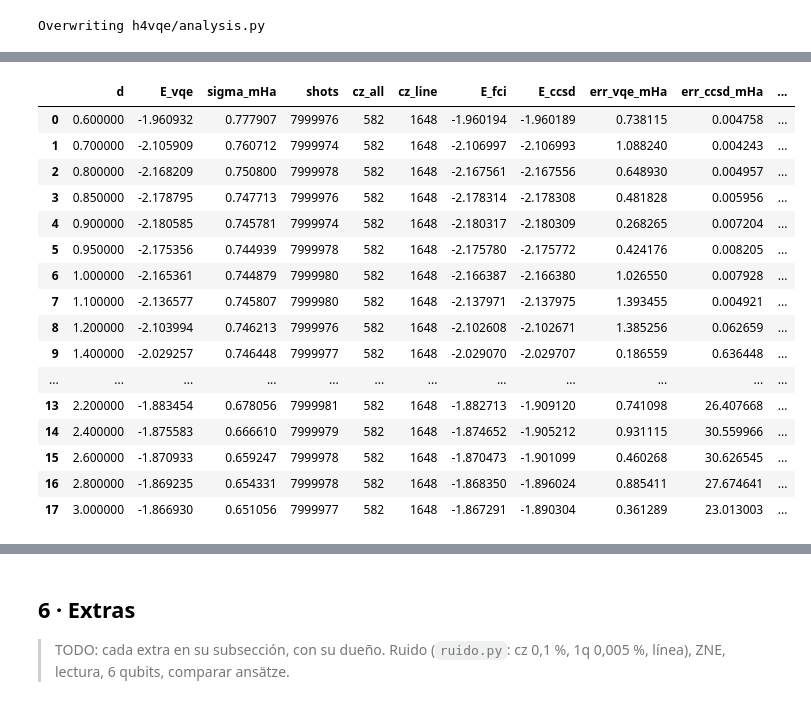
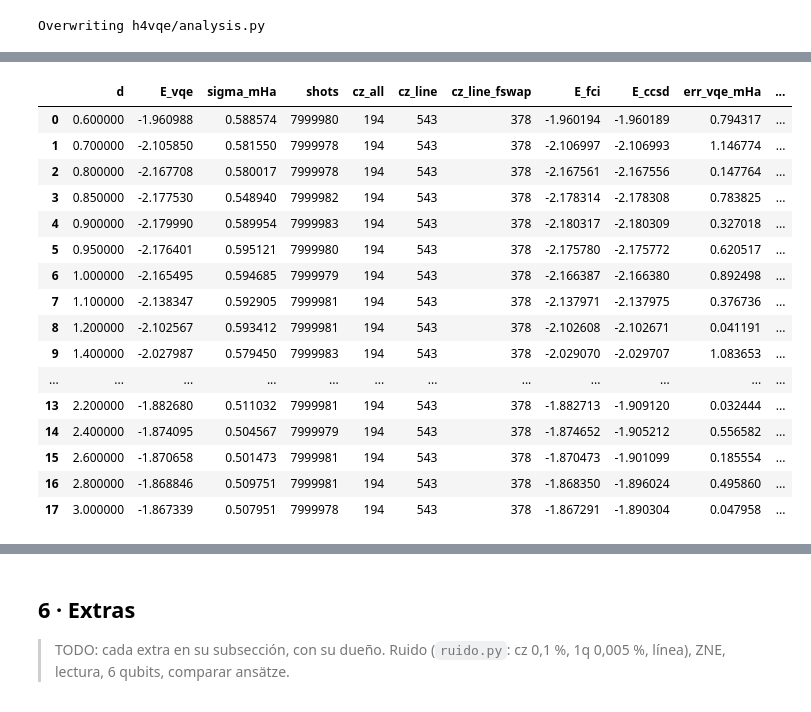
Before and after one commit to octavioromagnoli/quantum-toffolis, a Jupyter notebook: notebook/H4_VQE.ipynb, the cells around one changed output, grey strips where cells are left out. Cells and saved outputs as stored; diff of their text form; code cells hidden in the pictures.

```diff
--- a/notebook/H4_VQE.ipynb
+++ b/notebook/H4_VQE.ipynb
@@ -58,7 +58,7 @@ STRETCHED_FROM = 1.8          # zona donde hay que ganarle a CCSD
 CHEM_ACC = 1.6e-3             # Ha
 
 # Presupuesto de shots por punto de la curva (estimación final, no optimización).
-SHOTS_PER_POINT = 8_000_000   # σ ≈ 0,7 mHa con QWC + Neyman (medido a 2,0 Å)
+SHOTS_PER_POINT = 8_000_000   # σ ≈ 0,5 mHa en la zona estirada (QWC con sorted insertion + Neyman)
 
 # Compuertas nativas que fija la consigna para el extra con ruido: cz, sx, x y rz.
 # (ruido.py no se distribuye; el modelo de ruido propio está en noise.py.)
@@ -66,7 +66,15 @@ BASIS_GATES = ["cz", "rz", "sx", "x"]
 
 SEED = 1234
 
-# UCCSD con 2 pasos de Trotter: llega a FCI (<1 µHa) en toda la curva sin ruido.
+# Ansatz de la curva principal:
+#   "adapt": ADAPT-VQE fermiónico, lista común de 15 operadores (adapt.ADAPT_FERMIONIC).
+#            194 CZ todos con todos, 378 en línea con el ruteo fSWAP de routing.py.
+#            Error sin ruido ≤ 0,38 mHa en toda la curva.
+#   "uccsd": UCCSD con ANSATZ_REPS pasos de Trotter (582 CZ con 2 pasos; < 1 µHa sin ruido).
+ANSATZ = "adapt"
+
+# Pasos de Trotter de UCCSD. Con ANSATZ = "adapt", UCCSD ×2 queda como referencia más
+# profunda (prueba de profundidad, comparación de ansätze, geometría y FakeFez).
 # Con 1 paso el error máximo es ~4,5 mHa (a 2,0 Å): le gana a CCSD pero sin precisión química.
 ANSATZ_REPS = 2
 # %% [output]
@@ -343,12 +504,20 @@ from .ansatz import Ansatz
 
 def optimize_params(ans: Ansatz, H, x0=None, tol: float = 1e-10, maxiter: int = 2000,
                     n_restarts: int = 0, seed: int = 0) -> dict:
-    """L-BFGS-B con gradiente analítico. Devuelve dict con x, energy, nfev."""
+    """L-BFGS-B con gradiente analítico. Devuelve dict con x, energy, nfev.
+
+    Siempre prueba también θ = 0 (|HF⟩), además del x0 dado (warm start de la distancia
+    anterior), y se queda con la energía más baja (es variacional, así que el mínimo es el
+    mejor). Con la lista ADAPT de 15 operadores, el warm start solo cae en mínimos malos
+    a 2,6-3,0 Å (hasta 2 mHa), y desde θ = 0 da 0,05-0,15 mHa.
+    """
     Hm = H.to_matrix(sparse=True)
     fun = lambda x: ans.fast.energy_and_grad(x, Hm)
-    starts = [np.zeros(ans.num_parameters) if x0 is None else np.asarray(x0, float)]
+    zero = np.zeros(ans.num_parameters)
+    bases = [zero] if x0 is None else [np.asarray(x0, float), zero]
     rng = np.random.default_rng(seed)
-    starts += [starts[0] + rng.normal(0, 0.1, ans.num_parameters) for _ in range(n_restarts)]
+    starts = list(bases)
+    starts += [b + rng.normal(0, 0.1, ans.num_parameters) for b in bases for _ in range(n_restarts)]
     best = None
     for s in starts:
         r = minimize(fun, s, jac=True, method="L-BFGS-B",
@@ -1015,28 +2723,28 @@ total: 111 s
 # %%
 import pandas as pd
 from h4vqe.analysis import results_table
 df = results_table(rows)
-cols = ["d","E_vqe","sigma_mHa","shots","cz_all","cz_line","E_fci","E_ccsd","err_vqe_mHa","err_ccsd_mHa","beats_ccsd","chem_acc"]
+cols = ["d","E_vqe","sigma_mHa","shots","cz_all","cz_line","cz_line_fswap","E_fci","E_ccsd","err_vqe_mHa","err_ccsd_mHa","beats_ccsd","chem_acc"]
 pd.set_option("display.float_format", lambda v: f"{v:.6f}")
 df[cols]
 # %% [output]
-|  | d | E_vqe | sigma_mHa | shots | cz_all | cz_line | E_fci | E_ccsd | err_vqe_mHa | err_ccsd_mHa | ... |
-| 0 | 0.600000 | -1.960932 | 0.777907 | 7999976 | 582 | 1648 | -1.960194 | -1.960189 | 0.738115 | 0.004758 | ... |
-| 1 | 0.700000 | -2.105909 | 0.760712 | 7999974 | 582 | 1648 | -2.106997 | -2.106993 | 1.088240 | 0.004243 | ... |
-| 2 | 0.800000 | -2.168209 | 0.750800 | 7999978 | 582 | 1648 | -2.167561 | -2.167556 | 0.648930 | 0.004957 | ... |
-| 3 | 0.850000 | -2.178795 | 0.747713 | 7999976 | 582 | 1648 | -2.178314 | -2.178308 | 0.481828 | 0.005956 | ... |
-| 4 | 0.900000 | -2.180585 | 0.745781 | 7999974 | 582 | 1648 | -2.180317 | -2.180309 | 0.268265 | 0.007204 | ... |
-| 5 | 0.950000 | -2.175356 | 0.744939 | 7999978 | 582 | 1648 | -2.175780 | -2.175772 | 0.424176 | 0.008205 | ... |
-| 6 | 1.000000 | -2.165361 | 0.744879 | 7999980 | 582 | 1648 | -2.166387 | -2.166380 | 1.026550 | 0.007928 | ... |
-| 7 | 1.100000 | -2.136577 | 0.745807 | 7999980 | 582 | 1648 | -2.137971 | -2.137975 | 1.393455 | 0.004921 | ... |
-| 8 | 1.200000 | -2.103994 | 0.746213 | 7999976 | 582 | 1648 | -2.102608 | -2.102671 | 1.385256 | 0.062659 | ... |
-| 9 | 1.400000 | -2.029257 | 0.746448 | 7999977 | 582 | 1648 | -2.029070 | -2.029707 | 0.186559 | 0.636448 | ... |
+|  | d | E_vqe | sigma_mHa | shots | cz_all | cz_line | cz_line_fswap | E_fci | E_ccsd | err_vqe_mHa | ... |
+| 0 | 0.600000 | -1.960988 | 0.588574 | 7999980 | 194 | 543 | 378 | -1.960194 | -1.960189 | 0.794317 | ... |
+| 1 | 0.700000 | -2.105850 | 0.581550 | 7999978 | 194 | 543 | 378 | -2.106997 | -2.106993 | 1.146774 | ... |
+| 2 | 0.800000 | -2.167708 | 0.580017 | 7999978 | 194 | 543 | 378 | -2.167561 | -2.167556 | 0.147764 | ... |
+| 3 | 0.850000 | -2.177530 | 0.548940 | 7999982 | 194 | 543 | 378 | -2.178314 | -2.178308 | 0.783825 | ... |
+| 4 | 0.900000 | -2.179990 | 0.589954 | 7999983 | 194 | 543 | 378 | -2.180317 | -2.180309 | 0.327018 | ... |
+| 5 | 0.950000 | -2.176401 | 0.595121 | 7999980 | 194 | 543 | 378 | -2.175780 | -2.175772 | 0.620517 | ... |
+| 6 | 1.000000 | -2.165495 | 0.594685 | 7999979 | 194 | 543 | 378 | -2.166387 | -2.166380 | 0.892498 | ... |
+| 7 | 1.100000 | -2.138347 | 0.592905 | 7999981 | 194 | 543 | 378 | -2.137971 | -2.137975 | 0.376736 | ... |
+| 8 | 1.200000 | -2.102567 | 0.593412 | 7999981 | 194 | 543 | 378 | -2.102608 | -2.102671 | 0.041191 | ... |
+| 9 | 1.400000 | -2.027987 | 0.579450 | 7999983 | 194 | 543 | 378 | -2.029070 | -2.029707 | 1.083653 | ... |
 | ... | ... | ... | ... | ... | ... | ... | ... | ... | ... | ... | ... |
-| 13 | 2.200000 | -1.883454 | 0.678056 | 7999981 | 582 | 1648 | -1.882713 | -1.909120 | 0.741098 | 26.407668 | ... |
-| 14 | 2.400000 | -1.875583 | 0.666610 | 7999979 | 582 | 1648 | -1.874652 | -1.905212 | 0.931115 | 30.559966 | ... |
-| 15 | 2.600000 | -1.870933 | 0.659247 | 7999978 | 582 | 1648 | -1.870473 | -1.901099 | 0.460268 | 30.626545 | ... |
-| 16 | 2.800000 | -1.869235 | 0.654331 | 7999978 | 582 | 1648 | -1.868350 | -1.896024 | 0.885411 | 27.674641 | ... |
-| 17 | 3.000000 | -1.866930 | 0.651056 | 7999977 | 582 | 1648 | -1.867291 | -1.890304 | 0.361289 | 23.013003 | ... |
+| 13 | 2.200000 | -1.882680 | 0.511032 | 7999981 | 194 | 543 | 378 | -1.882713 | -1.909120 | 0.032444 | ... |
+| 14 | 2.400000 | -1.874095 | 0.504567 | 7999979 | 194 | 543 | 378 | -1.874652 | -1.905212 | 0.556582 | ... |
+| 15 | 2.600000 | -1.870658 | 0.501473 | 7999981 | 194 | 543 | 378 | -1.870473 | -1.901099 | 0.185554 | ... |
+| 16 | 2.800000 | -1.868846 | 0.509751 | 7999981 | 194 | 543 | 378 | -1.868350 | -1.896024 | 0.495860 | ... |
+| 17 | 3.000000 | -1.867339 | 0.507951 | 7999978 | 194 | 543 | 378 | -1.867291 | -1.890304 | 0.047958 | ... |
 # %%
 from h4vqe.analysis import plot_curve
 fig = plot_curve(df, "curva_h4.png")
```
Also changed, not shown: parts of 35 cells of this notebook, 8 other files.
